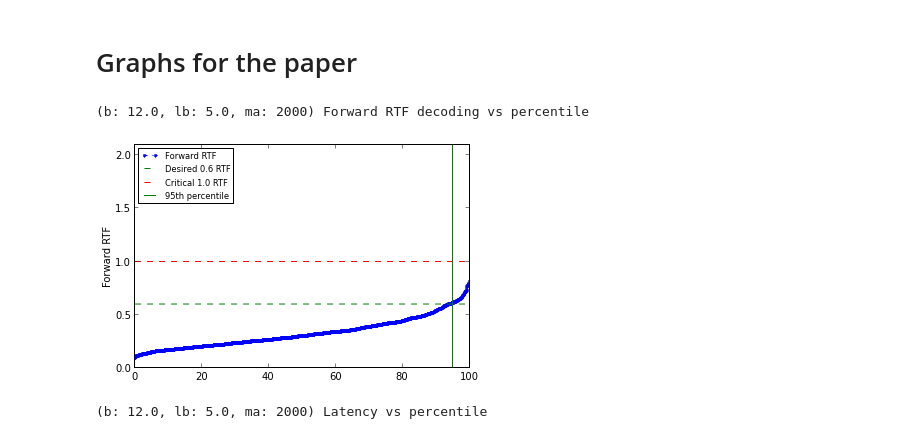
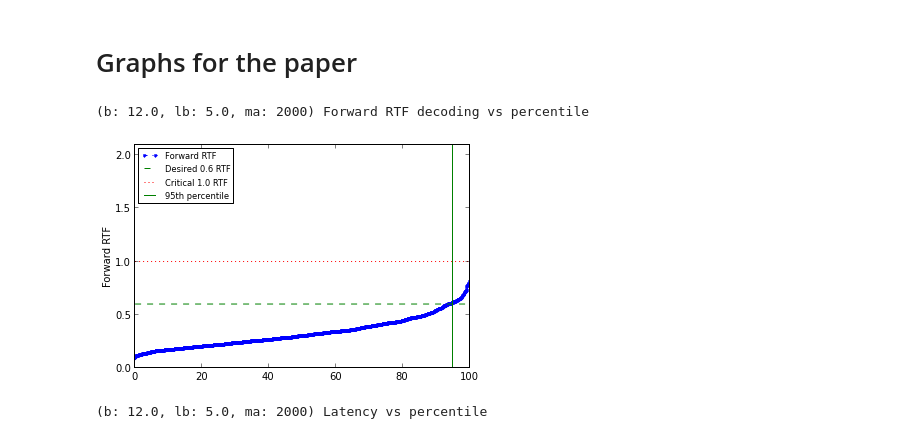
Before and after one commit to oplatek/pykaldi-eval, a Jupyter notebook: Pykaldi-evaluation.ipynb, the cells around one changed output. Saved outputs shown, nothing was run; the diff lists cells and outputs as text; code cells hidden in the pictures.

```diff
--- a/Pykaldi-evaluation.ipynb
+++ b/Pykaldi-evaluation.ipynb
@@ -21,9 +21,18 @@ Loading data and extracting basic information
 import pickle
 import pylab as pl
 from collections import namedtuple
+from subprocess import call
 
 def cwer(ins, dl, sub, refer_words):
     return (100.0 * (ins + dl + sub)) / refer_words
+
+def pdf_color2grey(file_path_in, file_path_out):
+    call(['gs', '-sDEVICE=pdfwrite', '-sProcessColorModel=DeviceGray',
+          '-sColorConversionStrategy=Gray', '-dOverrideICC',
+          '-o',
+          file_path_out,
+          '-f',
+          file_path_in])
 
 # Measured for 50 wav utterances at once
 SysRecord = namedtuple('SysRecord',
@@ -105,35 +114,37 @@ Graphs for the paper
 # %%
 beam, lat_beam, max_active = beam_range[4], lat_beam_range[4], max_active_range[0]
 rtf = sorted([ rec.forwardlen / float(rec.wav_len) for rec in user_time_r if rec.beam == beam and rec.lattice_beam == lat_beam and rec.max_active == max_active])
 rtf_95 = rtf[0:int(0.95*len(rtf))]
 percents = [float(x) / len(rtf) for x in range(1,len(rtf)+1,1)]
 percents_95 = percents[0:int(0.95*len(percents))]
 
 #subplot(2,1,1)
 #ylim([0, 1.1])
 #plot(percents_95, rtf_95, '.-.')
 #title('(b: %0.1f, lb: %0.1f, ma: %d) Forward RTF decoding vs percentil (0, 0.95)'% (beam, lat_beam, max_active))
 #ylabel('Forward RTF')
 #plot(percents_95, [0.6] * len(percents_95), 'g--')
 #plot(percents_95, [1.0] * len(percents_95), 'r--')
 
 # subplot(2,1,2)
 percents = [100*w for w in percents]
 ylim([0, 2.1])
 p1, = plot(percents, rtf, '.-.')
 print('(b: %0.1f, lb: %0.1f, ma: %d) Forward RTF decoding vs percentile' % (beam, lat_beam, max_active))
 #title('Forward RTF decoding vs percentile')
 ylabel('Forward RTF')
 p2, = plot(percents, [0.6] * len(percents), 'g--')
-p3, = plot(percents, [1.0] * len(percents), 'r--')
+p3, = plot(percents, [1.0] * len(percents), 'r:')
 p4 = axvline(95, color='g')
 legend([p1, p2, p3, p4], ['Forward RTF', 'Desired 0.6 RTF', 'Critical 1.0 RTF', '95th percentile'], loc=2, prop={'size':'small'})
 xlim([0, 100])
 
-savefig('frtf_vs_prc.png', bbox_inches='tight')
+pdfname = 'frtf_vs_prc.pdf'
+savefig(pdfname, bbox_inches='tight')
+pdf_color2grey(pdfname, 'grey_' + pdfname)
 # %% [output]
 (b: 12.0, lb: 5.0, ma: 2000) Forward RTF decoding vs percentile
-[figure, old version]
+[figure, new version]
 # %%
 beam, lat_beam, max_active = beam_range[4], lat_beam_range[4], max_active_range[0]
 bt = sorted([ rec.backwardlen for rec in user_time_r if rec.beam == beam and rec.lattice_beam == lat_beam and rec.max_active == max_active])
```
Also changed, not shown: parts of 6 cells of this notebook.
